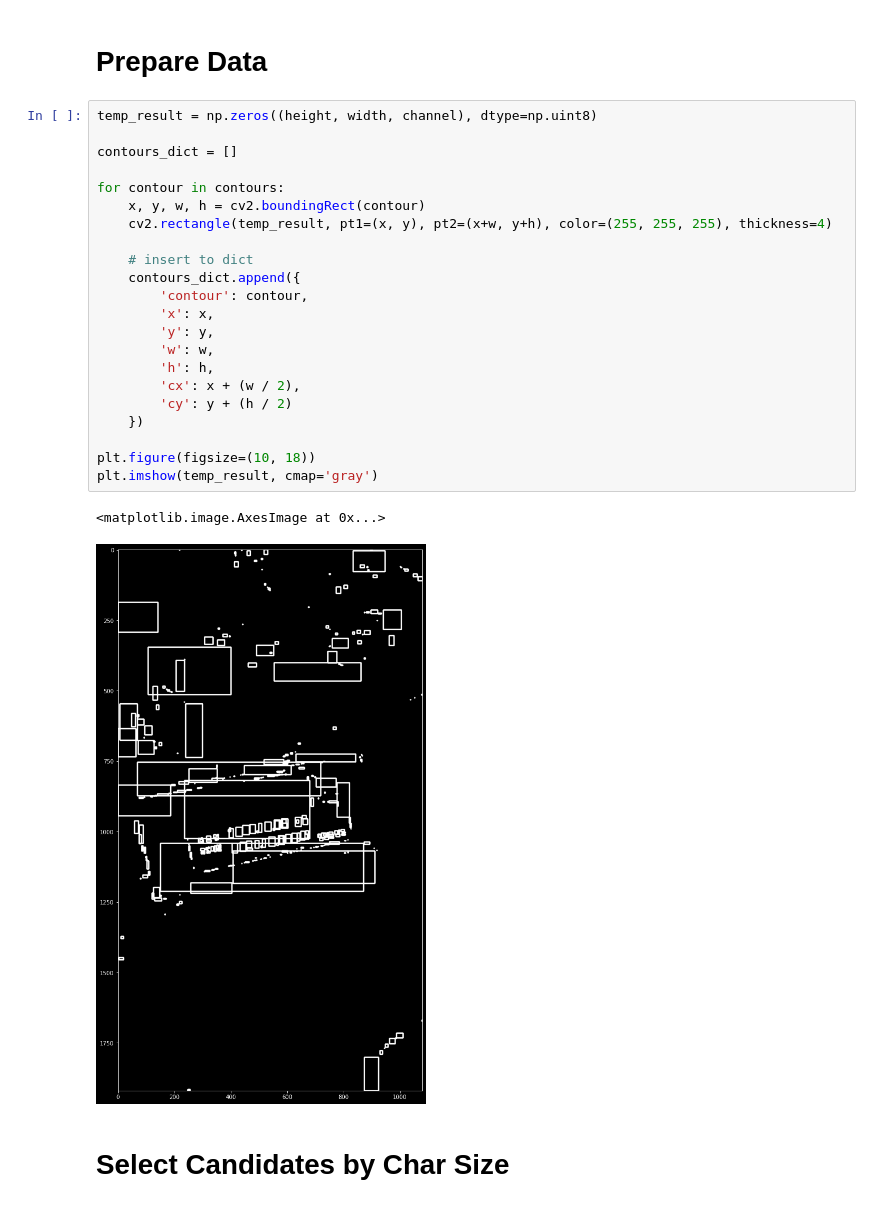
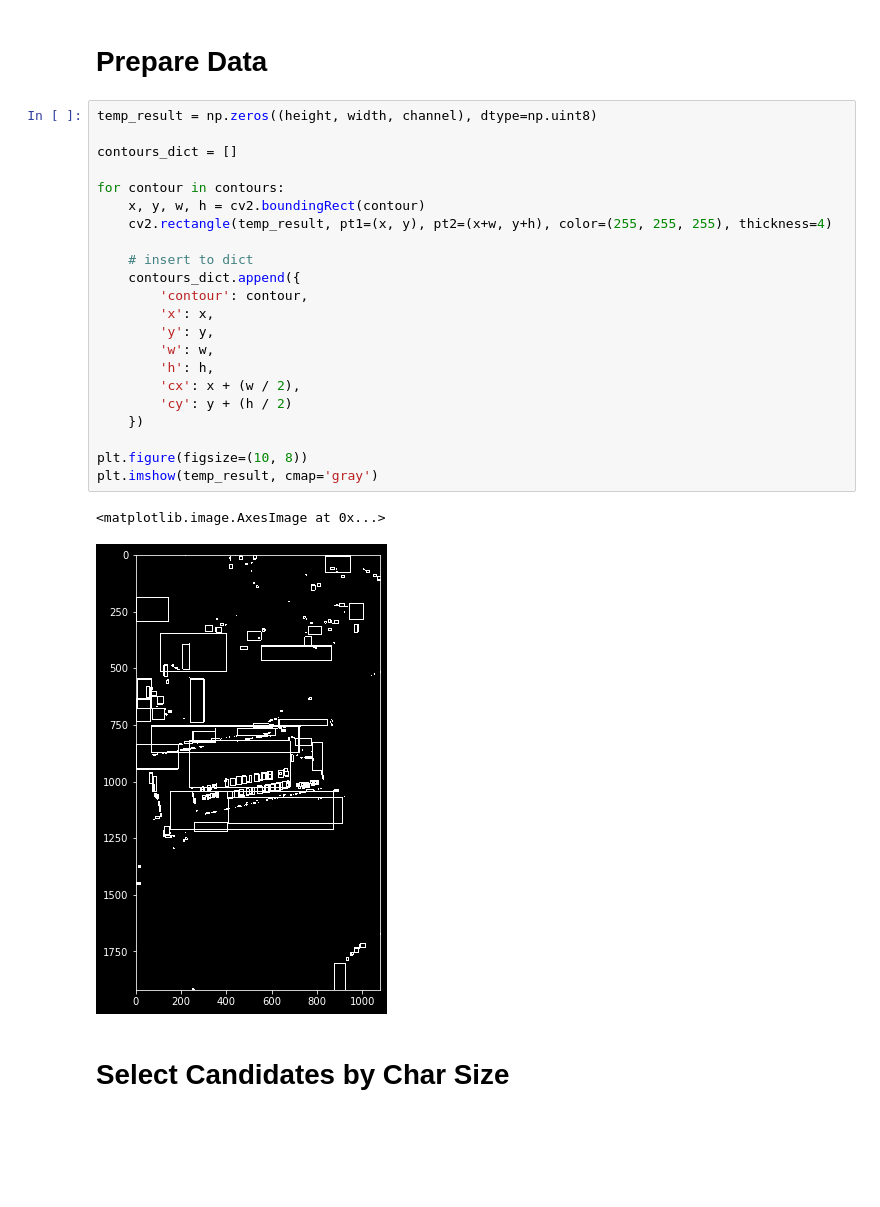
Before and after one commit to MinSoo97/joljak, a Jupyter notebook: Expirationdate_test.ipynb, the cells around one changed output. Cells and saved outputs as stored; diff of their text form; blank space fills up the shorter version.

```diff
--- a/Expirationdate_test.ipynb
+++ b/Expirationdate_test.ipynb
@@ -86,28 +86,28 @@ plt.imshow(temp_result)
 # %%
 temp_result = np.zeros((height, width, channel), dtype=np.uint8)
 
 contours_dict = []
 
 for contour in contours:
     x, y, w, h = cv2.boundingRect(contour)
     cv2.rectangle(temp_result, pt1=(x, y), pt2=(x+w, y+h), color=(255, 255, 255), thickness=4)
 
     # insert to dict
     contours_dict.append({
         'contour': contour,
         'x': x,
         'y': y,
         'w': w,
         'h': h,
         'cx': x + (w / 2),
         'cy': y + (h / 2)
     })
 
-plt.figure(figsize=(10, 18))
+plt.figure(figsize=(10, 8))
 plt.imshow(temp_result, cmap='gray')
 # %% [output]
 <matplotlib.image.AxesImage at 0x...>
-[figure, old version]
+[figure, new version]
 # %% [markdown]
 # Select Candidates by Char Size
 # %%
```
Also changed, not shown: parts of 9 cells of this notebook, 2 other files.
